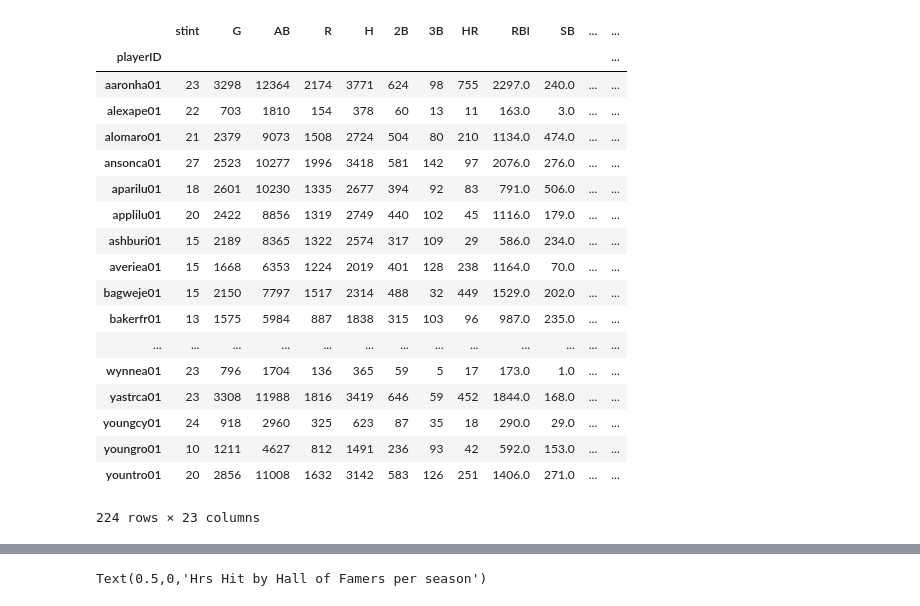
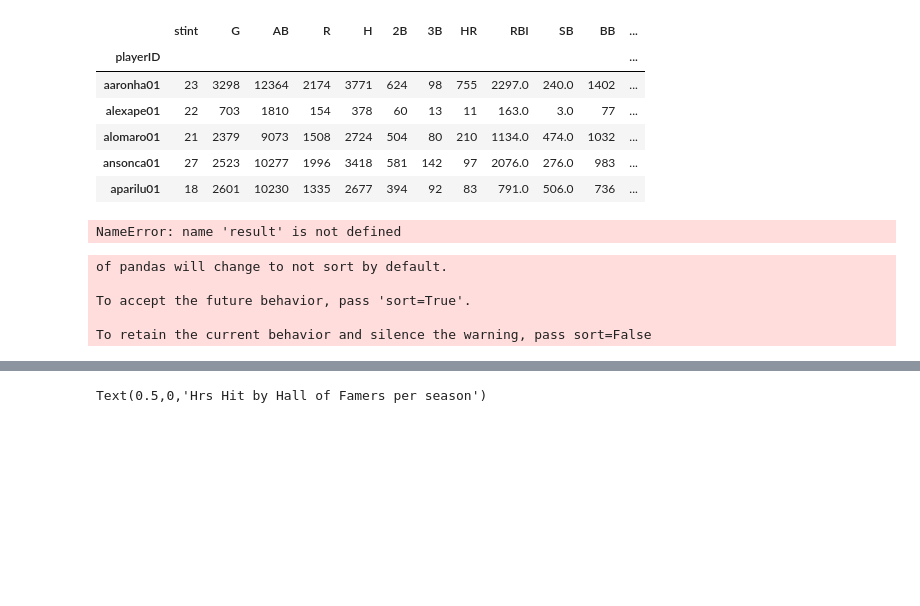
Before and after one commit to ezzanger/Advanced-Regression-Dills, a Jupyter notebook: Capstone Unit 3.ipynb, the cells around one changed output, grey strips where cells are left out. Cells and saved outputs as stored; diff of their text form; code cells hidden in the pictures; blank space fills up the shorter version.

```diff
--- a/Capstone Unit 3.ipynb
+++ b/Capstone Unit 3.ipynb
@@ -60,45 +60,35 @@ HOF = HOF.loc[lambda HOF: HOF['inducted'] == 'Y', :]
 # %%
 #master1 = master1.loc[lambda master1: master1['category'] == 'Player', :]
 #HOF1 = HOF1.loc[lambda HOF1: HOF1['votedBY'] != 'Negro League', :]
 MasterID = pd.merge(Batting, HOF, on='playerID')
 #HOF= HOF1.sort_values('playerID')
 MasterID["avg."]=MasterID.H/MasterID.AB
 MasterID["1B"]=(MasterID.H-MasterID["3B"]-MasterID["2B"])
 MasterID["OBP"]= (MasterID.H + MasterID.BB + MasterID.HBP ) / (MasterID.AB + MasterID.BB + MasterID.HBP + MasterID.SF)
 MasterID["OBP"]= (MasterID.H + MasterID.BB + MasterID.HBP ) / (MasterID.AB + MasterID.BB + MasterID.HBP + MasterID.SF)
 MasterID["slug"]=(MasterID["1B"] + 2*MasterID["2B"] + MasterID["3B"]*3 + 4*MasterID.HR)/MasterID.AB
 MasterID["OPS"] = MasterID.OBP + MasterID.slug
 
 
 #HOF.drop(['teamID', 'lgID','ballots','needed', 'votes'], axis=1, inplace=True)
 #Master1.drop(['category'])
 #HOF1=HOF1.groupby(['playerID'])['HR']
 MasterID = MasterID.sort_values('playerID')
 careerstats = MasterID.groupby(['playerID']).sum()
 seasonsplayed = MasterID.playerID.value_counts()
 careerstats["Career Avg."] = careerstats['H']/careerstats['AB']
 careerstats.drop(['yearID', 'yearid', 'ballots', 'needed', 'votes', 'avg.', 'OBP', 'slug', 'OPS'], axis=1, inplace=True)
 careerstats["OBP"]= (careerstats.H + careerstats.BB + careerstats.HBP ) / (careerstats.AB + careerstats.BB + careerstats.HBP + careerstats.SF)
 careerstats["slug"]=( careerstats["1B"] + 2* careerstats["2B"] +  careerstats["3B"]*3 + 4* careerstats.HR)/ careerstats.AB
 careerstats["OPS"] =  careerstats.OBP +  careerstats.slug
-careerstats
+careerstats['admitted'] = 1
+neveradmitted['admitted'] = 0
+careerstats.head(5)
 # %% [output]
-|  | stint | G | AB | R | H | 2B | 3B | HR | RBI | SB | ... | ... |
+|  | stint | G | AB | R | H | 2B | 3B | HR | RBI | SB | BB | ... |
 | playerID |  |  |  |  |  |  |  |  |  |  |  | ... |
-| aaronha01 | 23 | 3298 | 12364 | 2174 | 3771 | 624 | 98 | 755 | 2297.0 | 240.0 | ... | ... |
-| alexape01 | 22 | 703 | 1810 | 154 | 378 | 60 | 13 | 11 | 163.0 | 3.0 | ... | ... |
-| alomaro01 | 21 | 2379 | 9073 | 1508 | 2724 | 504 | 80 | 210 | 1134.0 | 474.0 | ... | ... |
-| ansonca01 | 27 | 2523 | 10277 | 1996 | 3418 | 581 | 142 | 97 | 2076.0 | 276.0 | ... | ... |
-| aparilu01 | 18 | 2601 | 10230 | 1335 | 2677 | 394 | 92 | 83 | 791.0 | 506.0 | ... | ... |
-| applilu01 | 20 | 2422 | 8856 | 1319 | 2749 | 440 | 102 | 45 | 1116.0 | 179.0 | ... | ... |
-| ashburi01 | 15 | 2189 | 8365 | 1322 | 2574 | 317 | 109 | 29 | 586.0 | 234.0 | ... | ... |
-| averiea01 | 15 | 1668 | 6353 | 1224 | 2019 | 401 | 128 | 238 | 1164.0 | 70.0 | ... | ... |
-| bagweje01 | 15 | 2150 | 7797 | 1517 | 2314 | 488 | 32 | 449 | 1529.0 | 202.0 | ... | ... |
-| bakerfr01 | 13 | 1575 | 5984 | 887 | 1838 | 315 | 103 | 96 | 987.0 | 235.0 | ... | ... |
-| ... | ... | ... | ... | ... | ... | ... | ... | ... | ... | ... | ... | ... |
-| wynnea01 | 23 | 796 | 1704 | 136 | 365 | 59 | 5 | 17 | 173.0 | 1.0 | ... | ... |
-| yastrca01 | 23 | 3308 | 11988 | 1816 | 3419 | 646 | 59 | 452 | 1844.0 | 168.0 | ... | ... |
-| youngcy01 | 24 | 918 | 2960 | 325 | 623 | 87 | 35 | 18 | 290.0 | 29.0 | ... | ... |
-| youngro01 | 10 | 1211 | 4627 | 812 | 1491 | 236 | 93 | 42 | 592.0 | 153.0 | ... | ... |
-| yountro01 | 20 | 2856 | 11008 | 1632 | 3142 | 583 | 126 | 251 | 1406.0 | 271.0 | ... | ... |
+| aaronha01 | 23 | 3298 | 12364 | 2174 | 3771 | 624 | 98 | 755 | 2297.0 | 240.0 | 1402 | ... |
+| alexape01 | 22 | 703 | 1810 | 154 | 378 | 60 | 13 | 11 | 163.0 | 3.0 | 77 | ... |
+| alomaro01 | 21 | 2379 | 9073 | 1508 | 2724 | 504 | 80 | 210 | 1134.0 | 474.0 | 1032 | ... |
+| ansonca01 | 27 | 2523 | 10277 | 1996 | 3418 | 581 | 142 | 97 | 2076.0 | 276.0 | 983 | ... |
+| aparilu01 | 18 | 2601 | 10230 | 1335 | 2677 | 394 | 92 | 83 | 791.0 | 506.0 | 736 | ... |
-224 rows × 23 columns
@@ -106,0 +95,14 @@ MasterID= MasterID.dropna()
+# %%
+result["Career Avg."] = result['H']/result['AB']
+neveradmitted.head(5)
+# %% [output]
+NameError: name 'result' is not defined
+# %%
+frames = [careerstats,neveradmitted]
+result = pd.concat(frames)
+# %% [output]
+of pandas will change to not sort by default.
+
+To accept the future behavior, pass 'sort=True'.
+
+To retain the current behavior and silence the warning, pass sort=False
```
Also changed, not shown: parts of 24 cells of this notebook.
